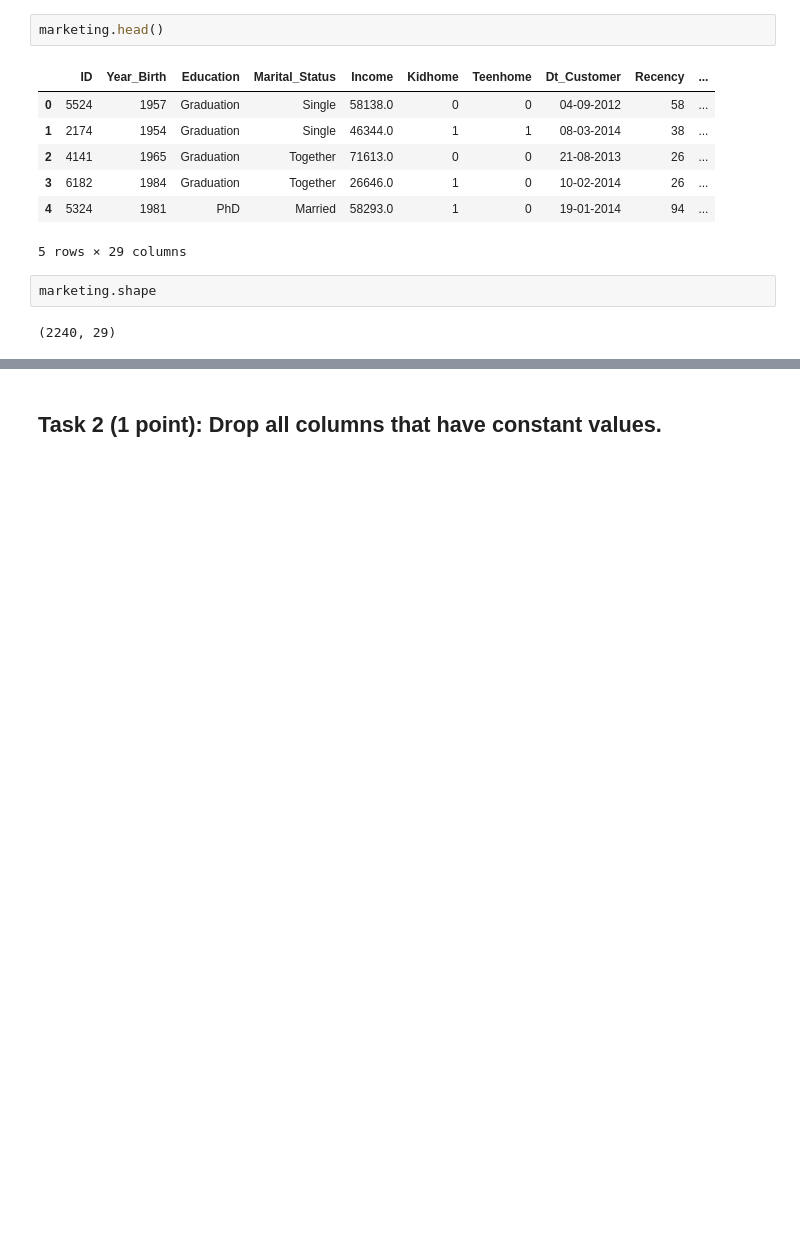
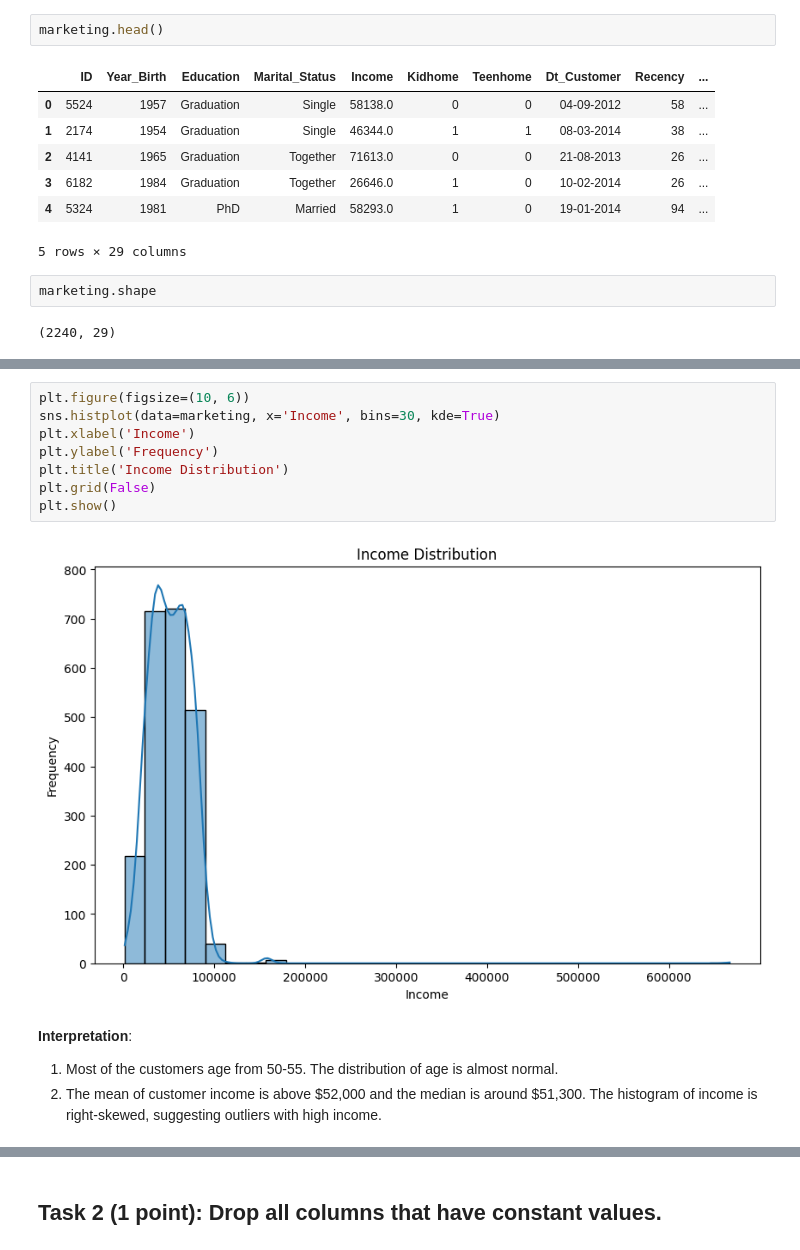
Before and after one commit to NakaFrozn/SI618, a Jupyter notebook: Assignments/Homework06/SI_618_Homework_06.ipynb, the cells around one changed output, grey strips where cells are left out. Cells and saved outputs as stored; diff of their text form; blank space fills up the shorter version.

```diff
--- a/Assignments/Homework06/SI_618_Homework_06.ipynb
+++ b/Assignments/Homework06/SI_618_Homework_06.ipynb
@@ -47,0 +104,14 @@ Insert your explanations and interpretations here. You may use multiple cells if
+# %%
+plt.figure(figsize=(10, 6))
+sns.histplot(data=marketing, x='Income', bins=30, kde=True)
+plt.xlabel('Income')
+plt.ylabel('Frequency')
+plt.title('Income Distribution')
+plt.grid(False)
+plt.show()
+# %% [output]
+[figure, added]
+# %% [markdown]
+**Interpretation**:
+1. Most of the customers age from 50-55. The distribution of age is almost normal.
+2. The mean of customer income is above \$52,000 and the median is around \$51,300. The histogram of income is right-skewed, suggesting outliers with high income.
```
Also changed, not shown: parts of 37 cells of this notebook.
